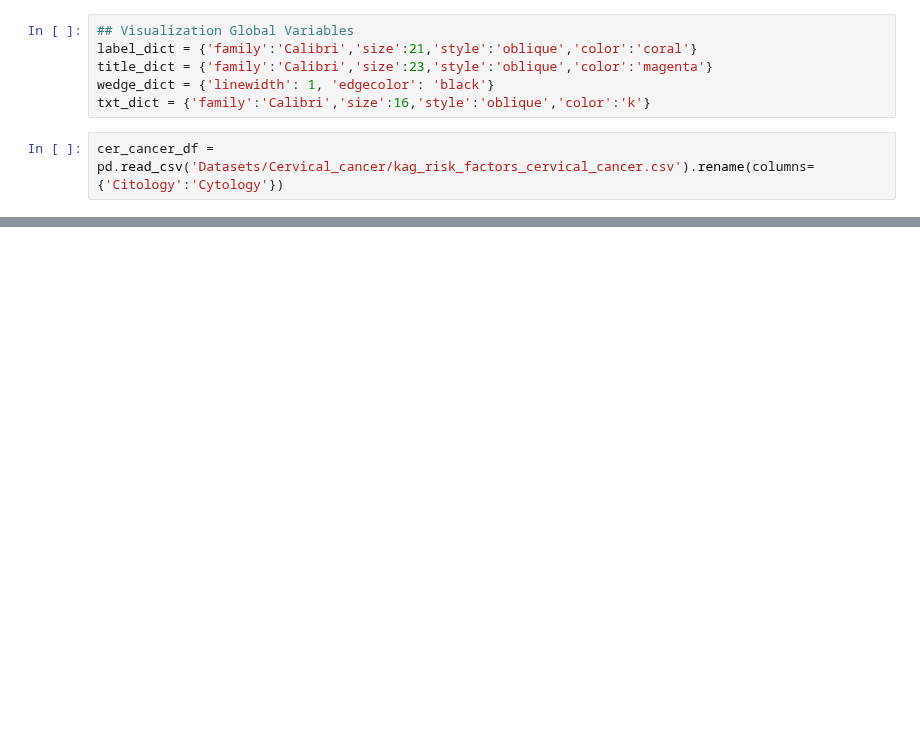
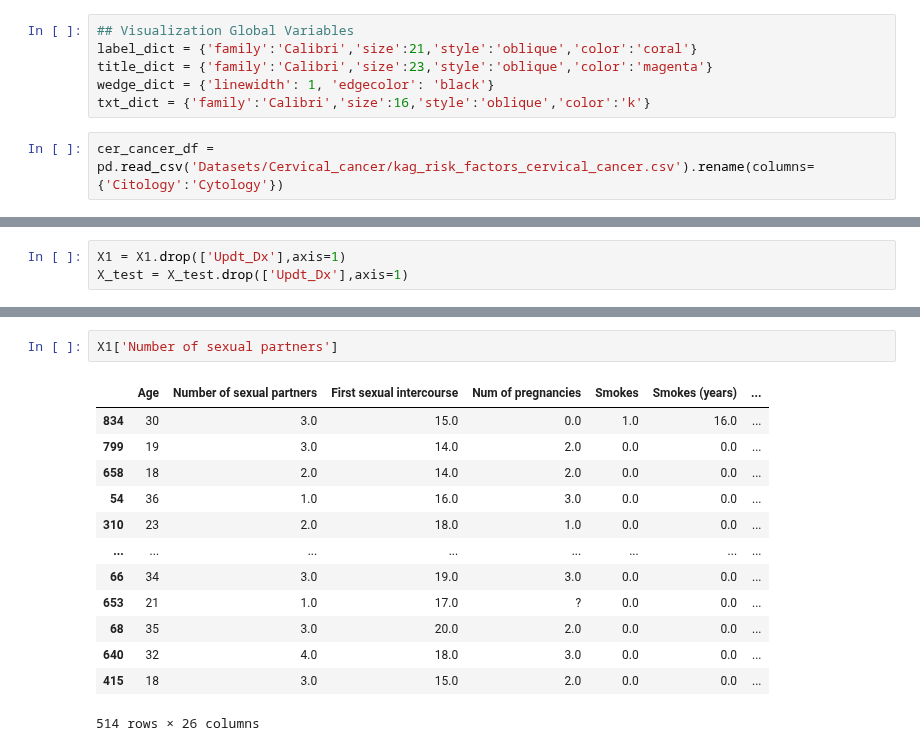
Before and after one commit to raj-shr-git/AAIC_Practice, a Jupyter notebook: MODULES/Untitled.ipynb, the cells around one changed output, grey strips where cells are left out. Saved outputs shown, nothing was run; the diff lists cells and outputs as text; blank space fills up the shorter version.

```diff
--- a/MODULES/Untitled.ipynb
+++ b/MODULES/Untitled.ipynb
@@ -45,0 +196,3 @@ Index(['Age', 'Number of sexual partners', 'First sexual intercourse',
+# %%
+X1 = X1.drop(['Updt_Dx'],axis=1)
+X_test = X_test.drop(['Updt_Dx'],axis=1)
@@ -45,0 +393,16 @@ Index(['Age', 'Number of sexual partners', 'First sexual intercourse',
+# %%
+X1['Number of sexual partners']
+# %% [output]
+|  | Age | Number of sexual partners | First sexual intercourse | Num of pregnancies | Smokes | Smokes (years) | ... |
+| 834 | 30 | 3.0 | 15.0 | 0.0 | 1.0 | 16.0 | ... |
+| 799 | 19 | 3.0 | 14.0 | 2.0 | 0.0 | 0.0 | ... |
+| 658 | 18 | 2.0 | 14.0 | 2.0 | 0.0 | 0.0 | ... |
+| 54 | 36 | 1.0 | 16.0 | 3.0 | 0.0 | 0.0 | ... |
+| 310 | 23 | 2.0 | 18.0 | 1.0 | 0.0 | 0.0 | ... |
+| ... | ... | ... | ... | ... | ... | ... | ... |
+| 66 | 34 | 3.0 | 19.0 | 3.0 | 0.0 | 0.0 | ... |
+| 653 | 21 | 1.0 | 17.0 | ? | 0.0 | 0.0 | ... |
+| 68 | 35 | 3.0 | 20.0 | 2.0 | 0.0 | 0.0 | ... |
+| 640 | 32 | 4.0 | 18.0 | 3.0 | 0.0 | 0.0 | ... |
+| 415 | 18 | 3.0 | 15.0 | 2.0 | 0.0 | 0.0 | ... |
+514 rows × 26 columns
```
Also changed, not shown: parts of 71 cells of this notebook, 1 other file.
